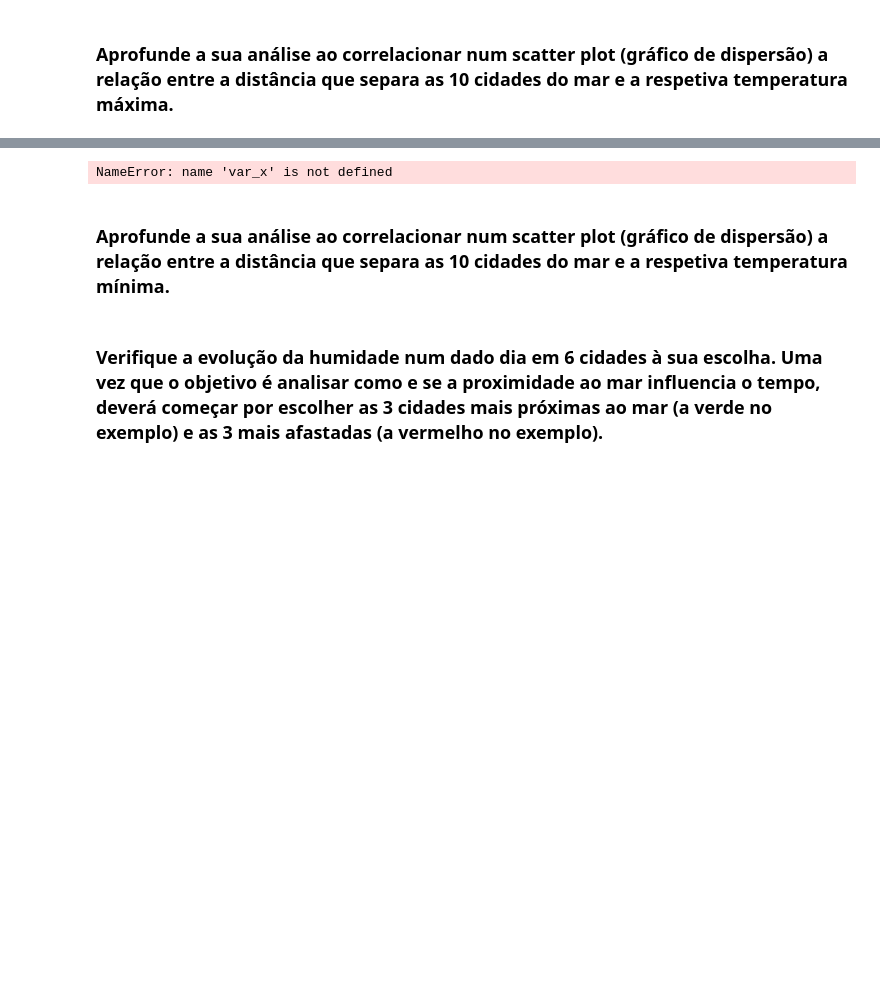
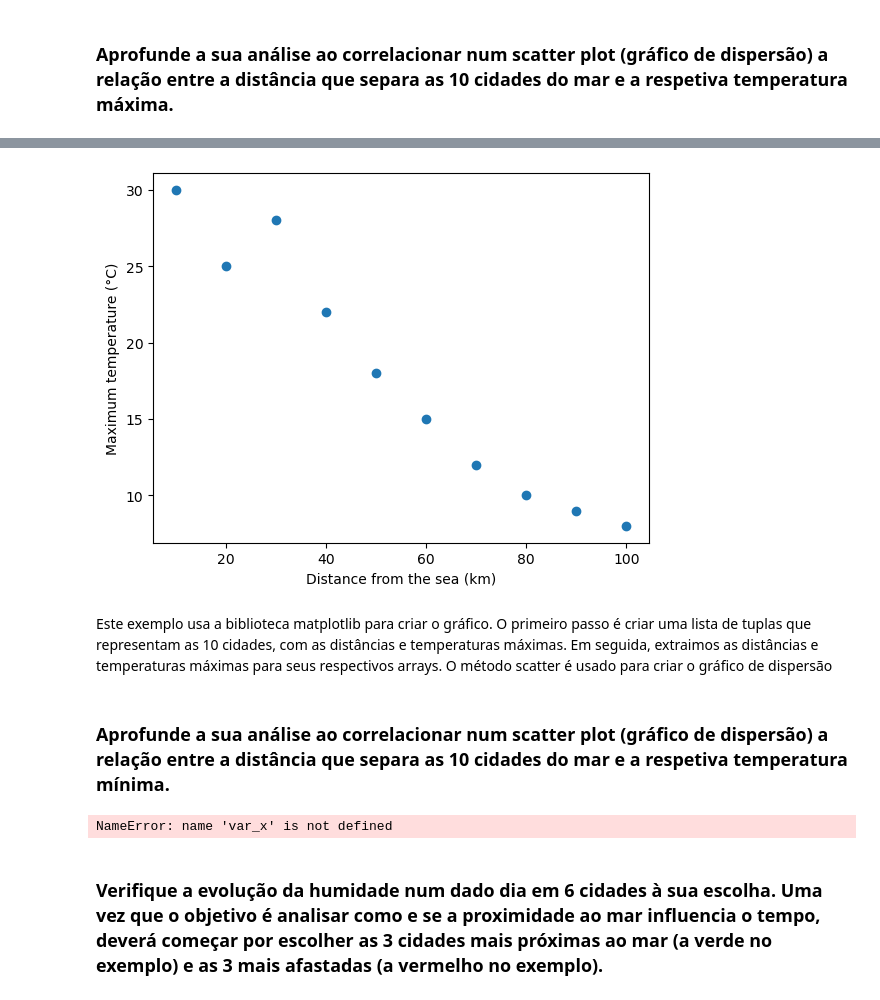
Before and after one commit to PaivaX/Big_data_IPT, a Jupyter notebook: project1.ipynb, the cells around one changed output, grey strips where cells are left out. Drawn from its saved outputs; the diff is of its cells as text; code cells hidden in the pictures; blank space fills up the shorter version.

```diff
--- a/project1.ipynb
+++ b/project1.ipynb
@@ -377,25 +380,58 @@ plt.show()
 # %%
 
 
-x = df[var_x]
-y = df[var_y]
+#x = df[var_x]
+#y = df[var_y]
 
-plt.scatter(x, y)
-plt.xlabel("var_x")
-plt.ylabel("var_y")
-plt.title("title");
+cities = [("City 1", 10, 30),
+          ("City 2", 20, 25),
+          ("City 3", 30, 28),
+          ("City 4", 40, 22),
+          ("City 5", 50, 18),
+          ("City 6", 60, 15),
+          ("City 7", 70, 12),
+          ("City 8", 80, 10),
+          ("City 9", 90, 9),
+          ("City 10", 100, 8)]
+
+# Extraia as distâncias e temperaturas máximas para seus respectivos arrays
+distances = [city[1] for city in cities]
+max_temps = [city[2] for city in cities]
+
+# Crie o gráfico de dispersão
+plt.scatter(distances, max_temps)
+
+# Adicione títulos aos eixos
+plt.xlabel("Distance from the sea (km)")
+plt.ylabel("Maximum temperature (°C)")
+
+# Mostre o gráfico
+plt.show()
 # %% [output]
-NameError: name 'var_x' is not defined
+[figure, added]
+# %% [markdown]
+Este exemplo usa a biblioteca matplotlib para criar o gráfico.
+O primeiro passo é criar uma lista de tuplas que representam as 10 cidades, com as distâncias e temperaturas máximas.
+Em seguida, extraimos as distâncias e temperaturas máximas para seus respectivos arrays. O método scatter é usado para
+criar o gráfico de dispersão
 # %% [markdown]
 ### Aprofunde a sua análise ao correlacionar num scatter plot (gráfico de dispersão) a relação entre a distância que separa as 10 cidades do mar e a respetiva temperatura mínima.
 # %%
-x = df[var_x]
-y = df[var_y]
+# Extraia as distâncias e temperaturas máximas para seus respectivos arrays
+distances = [city[1] for city in cities]
+min_temps = [city[2] for city in cities]
 
-plt.scatter(x, y)
-plt.xlabel("var_x")
-plt.ylabel("var_y")
-plt.title("title");
+# Crie o gráfico de dispersão
+plt.scatter(distances, min_temps)
+
+# Adicione títulos aos eixos
+plt.xlabel("Distance from the sea (km)")
+plt.ylabel("Min temperature (°C)")
+
+# Mostre o gráfico
+plt.show()
+# %% [output]
+NameError: name 'var_x' is not defined
 # %% [markdown]
 ### Verifique a evolução da humidade num dado dia em 6 cidades à sua escolha. Uma vez que o objetivo é analisar como e se a proximidade ao mar influencia o tempo, deverá começar por escolher as 3 cidades mais próximas ao mar (a verde no exemplo) e as 3 mais afastadas (a vermelho no exemplo).
 # %%
```
Also changed, not shown: parts of 5 cells of this notebook.
